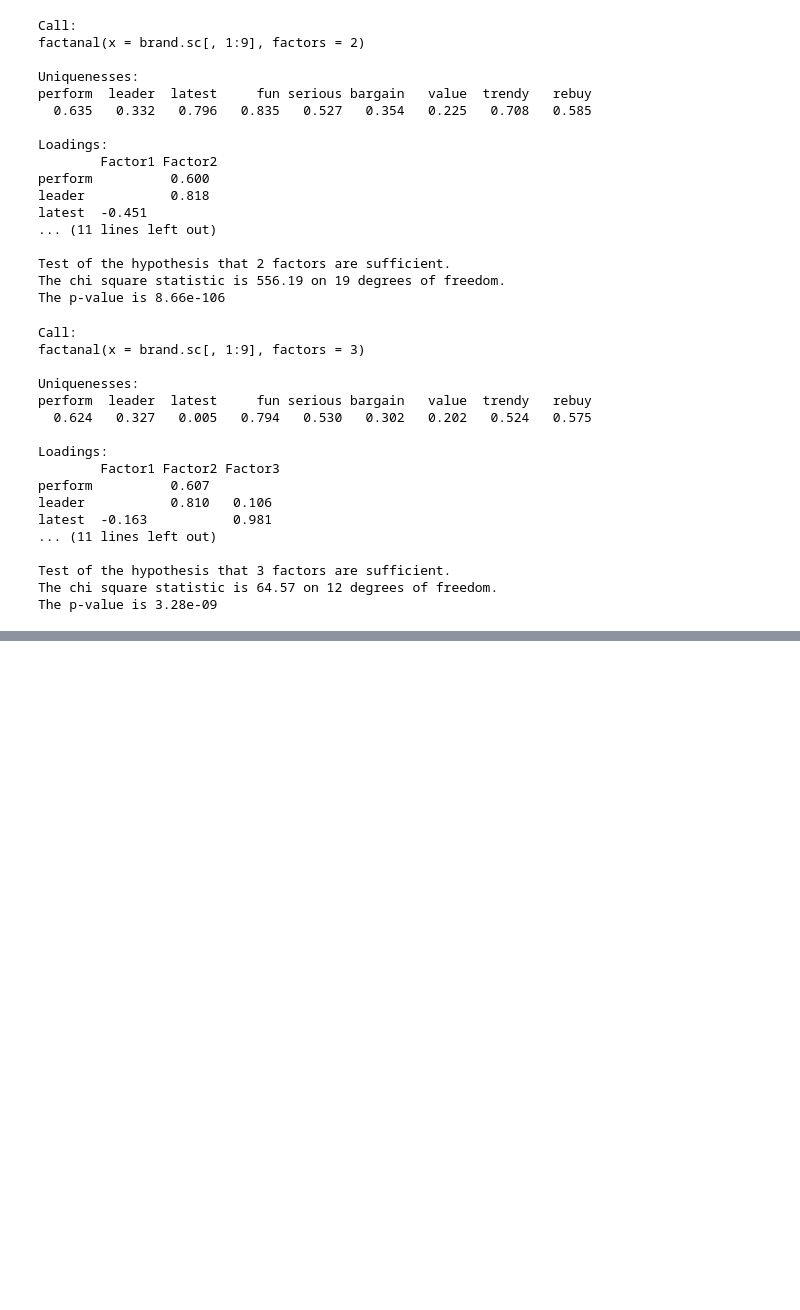
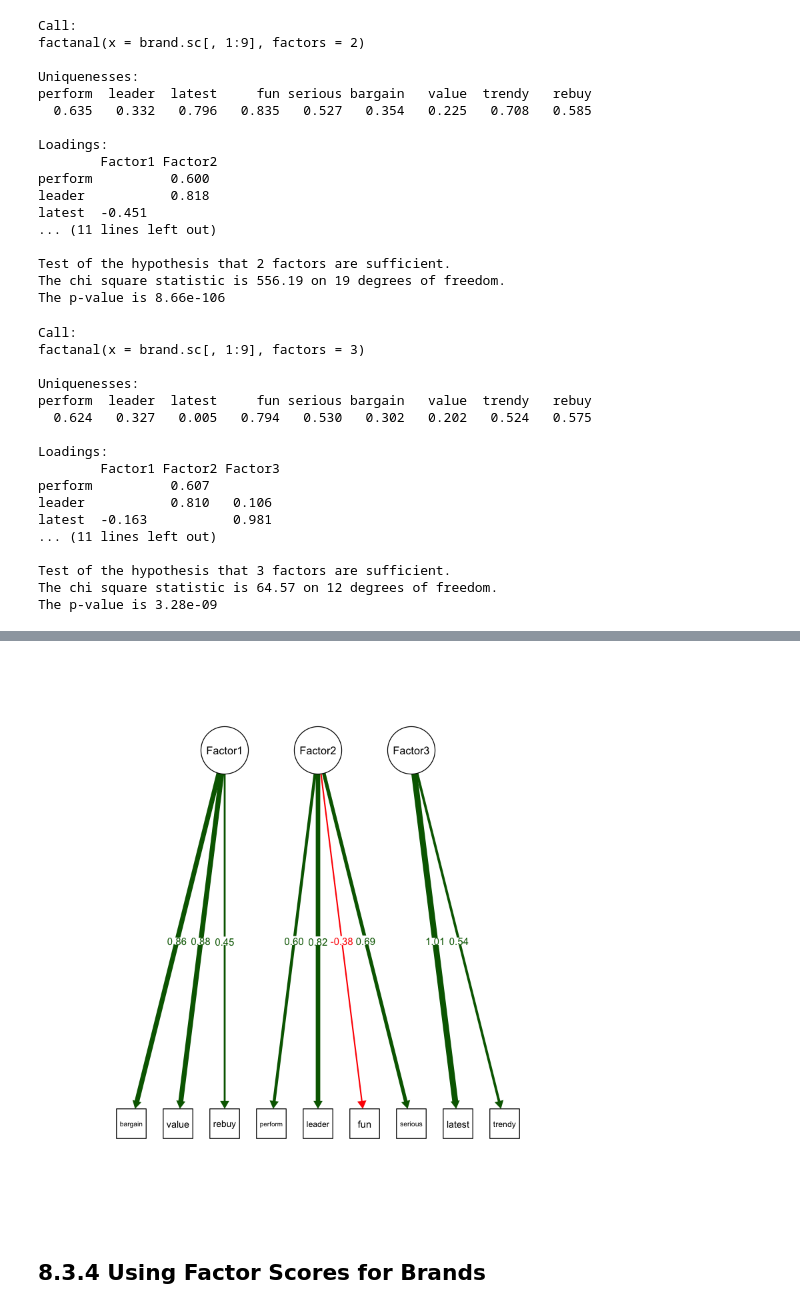
Before and after one commit to SyuheyK/RforMarketingResearchAndAnalytics, a Jupyter notebook: Ch8.ipynb, the cells around one changed output, grey strips where cells are left out. Saved outputs shown, nothing was run; the diff lists cells and outputs as text; code cells hidden in the pictures; blank space fills up the shorter version.

```diff
--- a/Ch8.ipynb
+++ b/Ch8.ipynb
@@ -328,0 +363,9 @@ The p-value is 3.28e-09
+# %%
+library(semPlot)
+semPaths(brand.fa.ob, what="est", residuals=FALSE,
+        cut=0.3, posCol=c("white", "darkgreen"), negCol=c("white", "red"),
+        edge.label.cex=0.75, nCharNodes=7)
+# %% [output]
+[figure, added]
+# %% [markdown]
+## 8.3.4 Using Factor Scores for Brands
```
Also changed, not shown: parts of 14 cells of this notebook.
